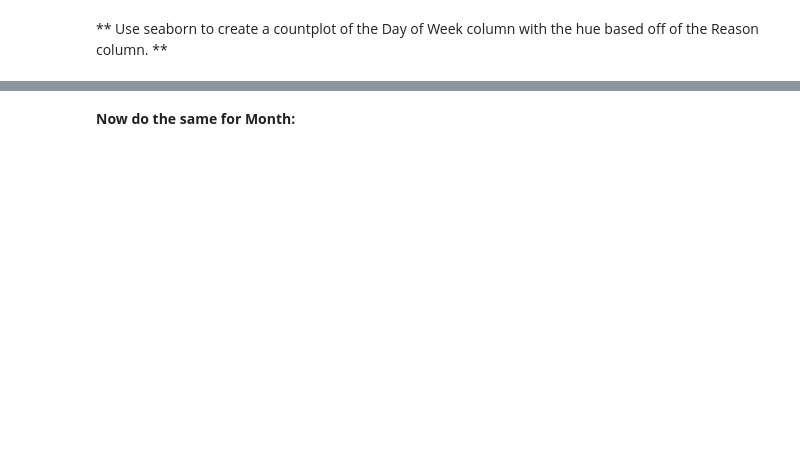
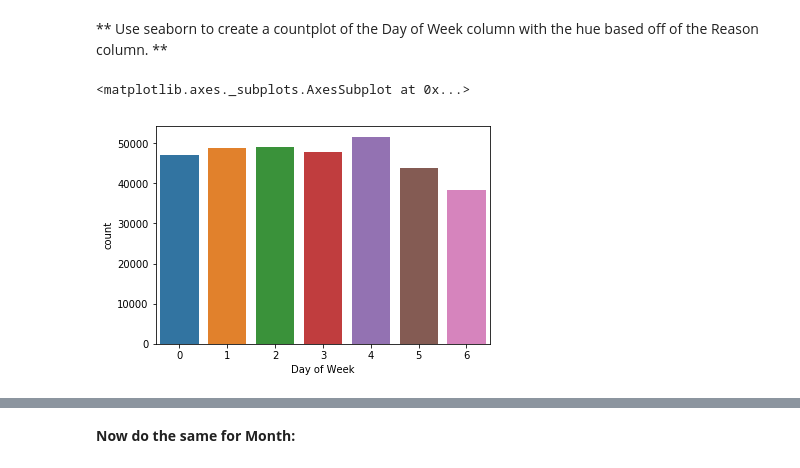
Before and after one commit to miteshmakhija/clone_demo, a Jupyter notebook: 911CallsDataProject-Overview.ipynb, the cells around one changed output, grey strips where cells are left out. Cells and saved outputs as stored; diff of their text form; code cells hidden in the pictures; blank space fills up the shorter version.

```diff
--- a/911CallsDataProject-Overview.ipynb
+++ b/911CallsDataProject-Overview.ipynb
@@ -233,6 +233,11 @@ df.head()
 | 4 | 40.251492 | -75.603350 | CHERRYWOOD CT & DEAD END; LOWER P... | NaN | EMS: DIZZINESS | 2015-12-10 16:56:52 | LOWER POTTSGROVE | CHERRYWOOD CT & DEAD END | 1 | EMS | 16 | ... |
 # %% [markdown]
 ** Use seaborn to create a countplot of the Day of Week column with the hue based off of the Reason column. **
+# %%
+sns.countplot(df['Day of Week'])
+# %% [output]
+<matplotlib.axes._subplots.AxesSubplot at 0x...>
+[figure, added]
 # %%
 
 # Relocation of the legends outside
```
Also changed, not shown: parts of 10 cells of this notebook.
